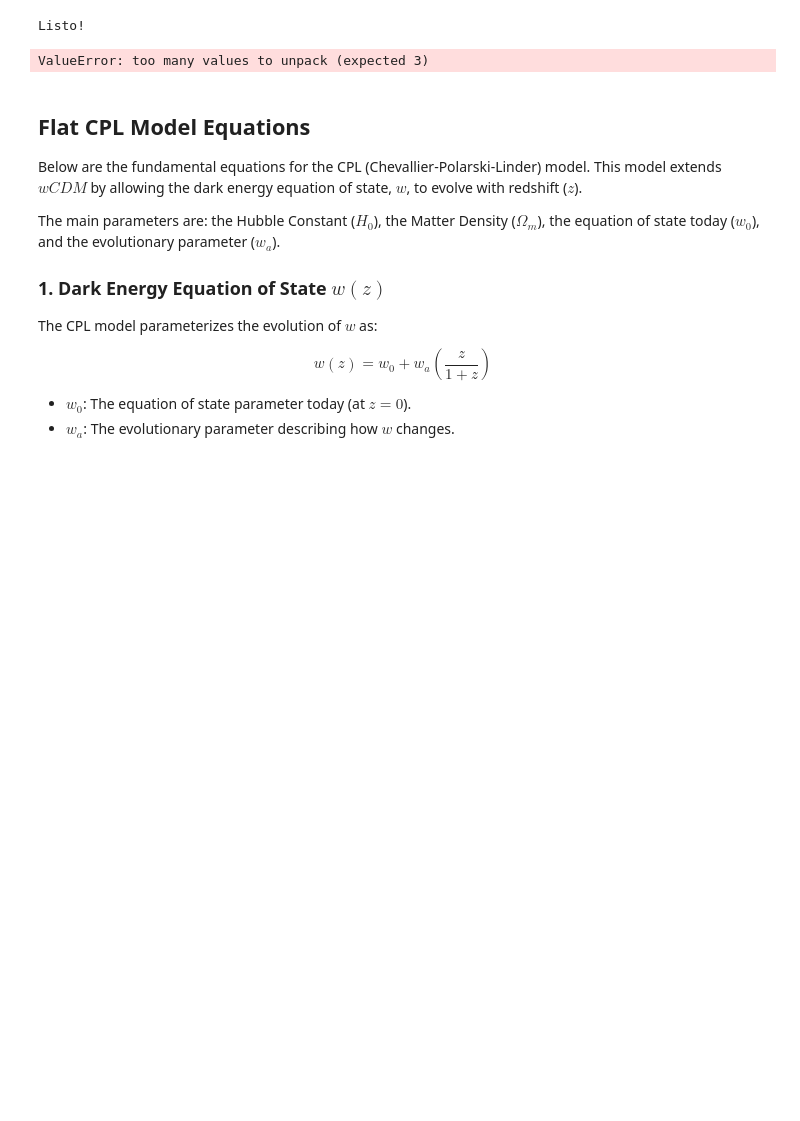
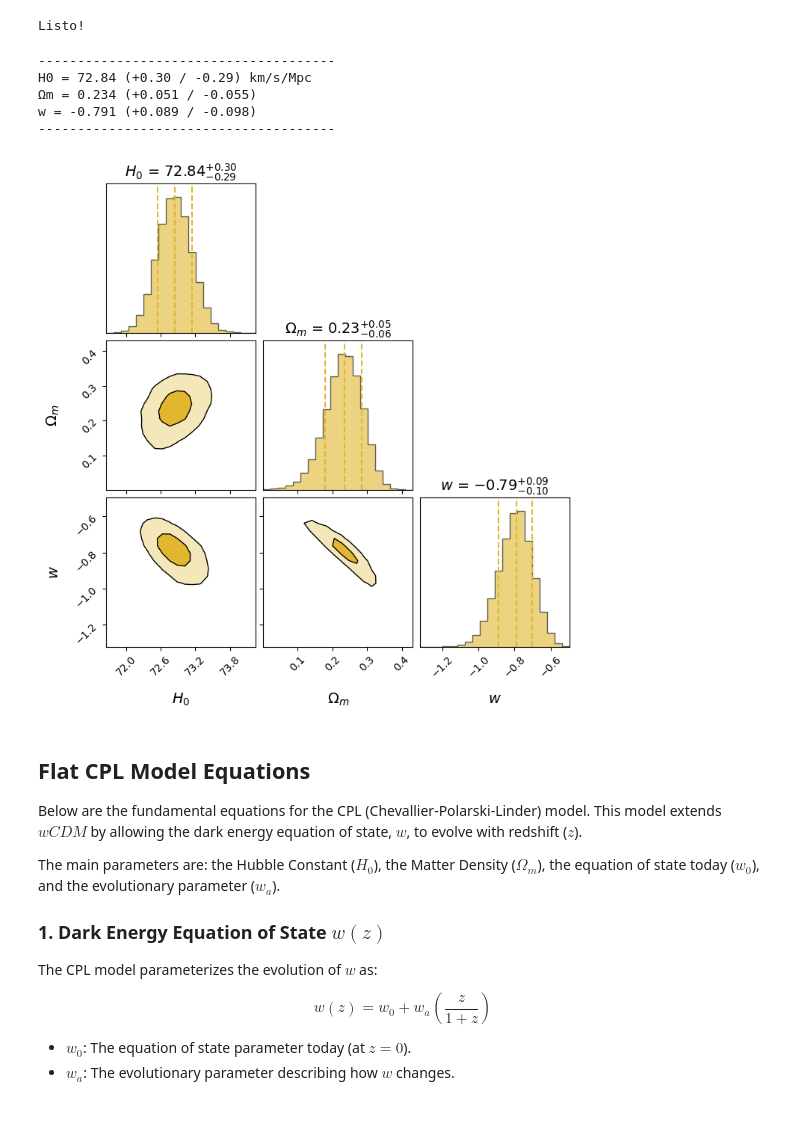
Before and after one commit to leoriohub/Emcee-Implementation, a Jupyter notebook: emcee_implementation.ipynb, the cells around one changed output. Saved outputs shown, nothing was run; the diff lists cells and outputs as text; code cells hidden in the pictures; blank space fills up the shorter version.

```diff
--- a/emcee_implementation.ipynb
+++ b/emcee_implementation.ipynb
@@ -122,15 +121,15 @@ from cosmology_lcdm import log_posterior_lcdm
 
 ndim = 2                  # H0, Omega_m
 nwalkers = 40
-nsteps = 500
+nsteps = 5000
 
 initial = np.array([70, 0.3]) # start walkers around "reasonable/educated values"
 pos = initial + 1e-2 * np.random.randn(nwalkers, ndim)
 
-sampler = emcee.EnsembleSampler(nwalkers, ndim, log_posterior_lcdm, args=(data_CC, data_SN))
+sampler_lcdm = emcee.EnsembleSampler(nwalkers, ndim, log_posterior_lcdm, args=(data_CC, data_SN))
 
 print("Running MCMC...")
-sampler.run_mcmc(pos, nsteps, progress=True)
+sampler_lcdm.run_mcmc(pos, nsteps, progress=True)
 
 print("Done!")
 # %% [output]
@@ -235,22 +206,21 @@ from cosmology_wcdm import log_posterior_wcdm
 
 ndim = 3  # H0, Omega_m, w
 nwalkers = 40
-nsteps = 500
 
 initial = np.array([70, 0.3, -1.0])
 pos = initial + 1e-2 * np.random.randn(nwalkers, ndim)
 
-sampler = emcee.EnsembleSampler(nwalkers, ndim, log_posterior_wcdm, args=(data_CC, data_SN))
+sampler_wcdm = emcee.EnsembleSampler(nwalkers, ndim, log_posterior_wcdm, args=(data_CC, data_SN))
 
 print("Running MCMC (wCDM model)...")
-sampler.run_mcmc(pos, nsteps, progress=True)
+sampler_wcdm.run_mcmc(pos, nsteps, progress=True)
 print("Listo!")
 # %% [output]
 Running MCMC (wCDM model)...
 Listo!
 # %%
 burn_in = int(nsteps * 0.2)
-samples_wcdm = sampler.get_chain(discard=burn_in, flat=True)
+samples_wcdm = sampler_wcdm.get_chain(discard=burn_in, flat=True)
 
 H0_mcmc, Om_mcmc, w_mcmc = np.percentile(samples_wcdm, [16, 50, 84], axis=0).T
 
@@ -267,4 +237,8 @@ print(f"Ωm = {Om_mcmc[1]:.3f} (+{Om_err_up:.3f} / -{Om_err_low:.3f})")
 print(f"w = {w_mcmc[1]:.3f} (+{w_err_up:.3f} / -{w_err_low:.3f})")
 print("--------------------------------------")
 # %% [output]
-ValueError: too many values to unpack (expected 3)
+--------------------------------------
+H0 = 72.84 (+0.30 / -0.29) km/s/Mpc
+Ωm = 0.234 (+0.051 / -0.055)
+w = -0.791 (+0.089 / -0.098)
+--------------------------------------
@@ -315,3 +245,9 @@ plt.show()
+# %%
+from cornerplot import plot_cosmo_corner
+
+plot_cosmo_corner(samples_wcdm, labels=[r"$H_0$", r"$\Omega_m$", r"$w$"])
+# %% [output]
+[figure, added]
 # %% [markdown]
 ## Flat CPL Model Equations
 
```
Also changed, not shown: parts of 8 cells of this notebook.
